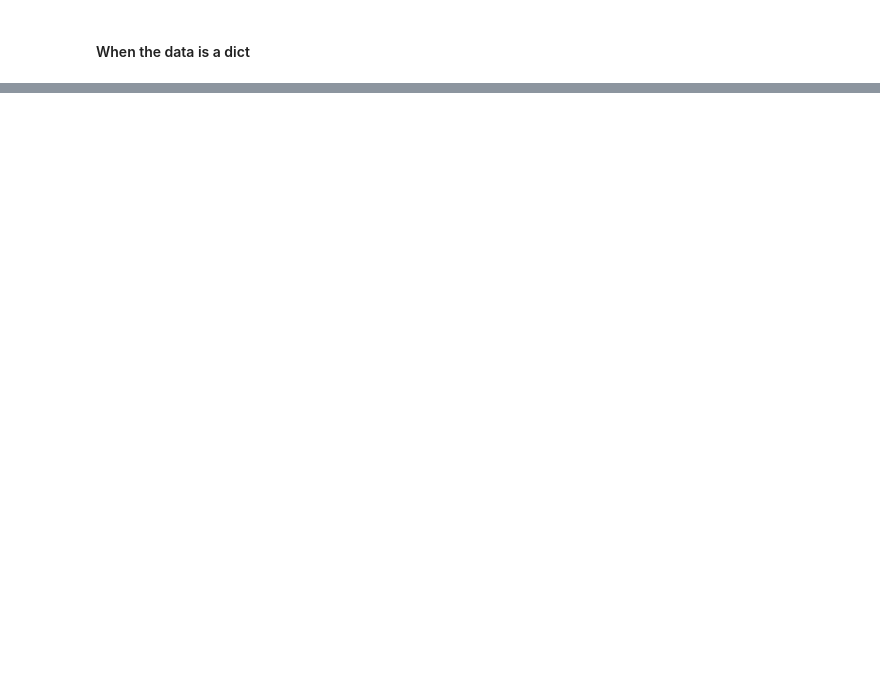
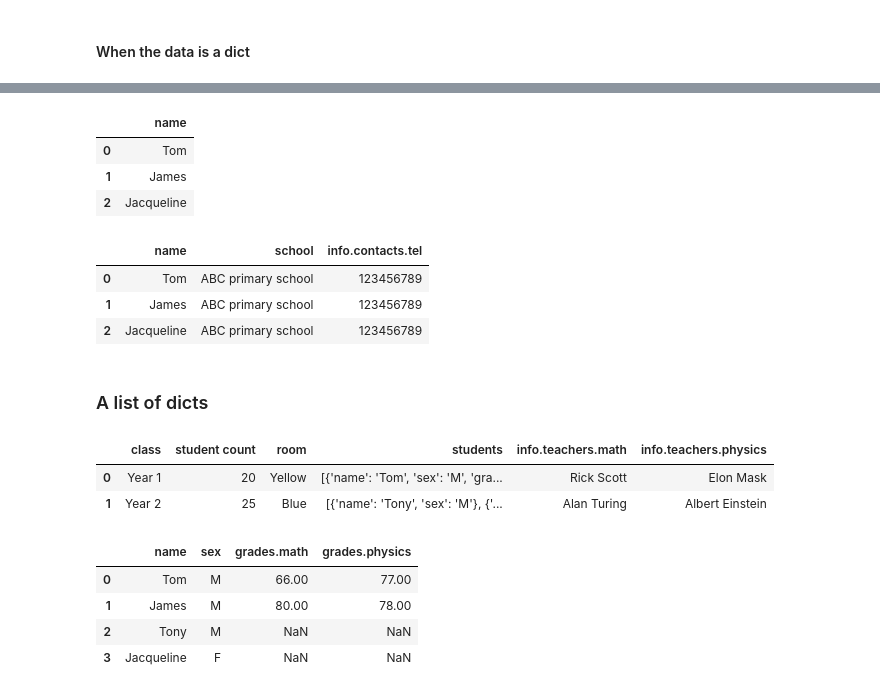
Before and after one commit to SwimmingInCodes/dataAnalysis, a Jupyter notebook: pandas/pandas_json_normalize().ipynb, the cells around one changed output, grey strips where cells are left out. Drawn from its saved outputs; the diff is of its cells as text; code cells hidden in the pictures; blank space fills up the shorter version.

```diff
--- a/pandas/pandas_json_normalize().ipynb
+++ b/pandas/pandas_json_normalize().ipynb
@@ -160,3 +162,80 @@ pd.json_normalize(json_obj)
 # %% [output]
 |  | school | location | ranking | students | info.president | info.contacts.email.admission | info.contacts.email.general | ... |
 | 0 | ABC primary school | London | 2 | [{'name': 'Tom'}, {'name': 'James... | John Kasich | admission@abc.com | info@abc.com | ... |
+# %%
+# Flatten students
+pd.json_normalize(json_obj, record_path =['students'])
+# %% [output]
+|  | name |
+| 0 | Tom |
+| 1 | James |
+| 2 | Jacqueline |
+# %%
+# Include meta data
+pd.json_normalize(
+    json_obj,
+    record_path =['students'],
+    meta=['school', ['info', 'contacts', 'tel']],
+)
+# %% [output]
+|  | name | school | info.contacts.tel |
+| 0 | Tom | ABC primary school | 123456789 |
+| 1 | James | ABC primary school | 123456789 |
+| 2 | Jacqueline | ABC primary school | 123456789 |
+# %% [markdown]
+### A list of dicts
+# %%
+json_list = [
+    {
+        'class': 'Year 1',
+        'student count': 20,
+        'room': 'Yellow',
+        'info': {
+            'teachers': {
+                'math': 'Rick Scott',
+                'physics': 'Elon Mask'
+            }
+        },
+        'students': [
+            {
+                'name': 'Tom',
+                'sex': 'M',
+                'grades': { 'math': 66, 'physics': 77 }
+            },
+            {
+                'name': 'James',
+                'sex': 'M',
+                'grades': { 'math': 80, 'physics': 78 }
+            },
+        ]
+    },
+    {
+        'class': 'Year 2',
+        'student count': 25,
+        'room': 'Blue',
+        'info': {
+            'teachers': {
+                'math': 'Alan Turing',
+                'physics': 'Albert Einstein'
+            }
+        },
+        'students': [
+            { 'name': 'Tony', 'sex': 'M' },
+            { 'name': 'Jacqueline', 'sex': 'F' },
+        ]
+    },
+]
+
+pd.json_normalize(json_list)
+# %% [output]
+|  | class | student count | room | students | info.teachers.math | info.teachers.physics |
+| 0 | Year 1 | 20 | Yellow | [{'name': 'Tom', 'sex': 'M', 'gra... | Rick Scott | Elon Mask |
+| 1 | Year 2 | 25 | Blue | [{'name': 'Tony', 'sex': 'M'}, {'... | Alan Turing | Albert Einstein |
+# %%
+pd.json_normalize(json_list, record_path =['students'])
+# %% [output]
+|  | name | sex | grades.math | grades.physics |
+| 0 | Tom | M | 66.00 | 77.00 |
+| 1 | James | M | 80.00 | 78.00 |
+| 2 | Tony | M | NaN | NaN |
+| 3 | Jacqueline | F | NaN | NaN |
```
Also changed, not shown: parts of 12 cells of this notebook, 2 other files.
